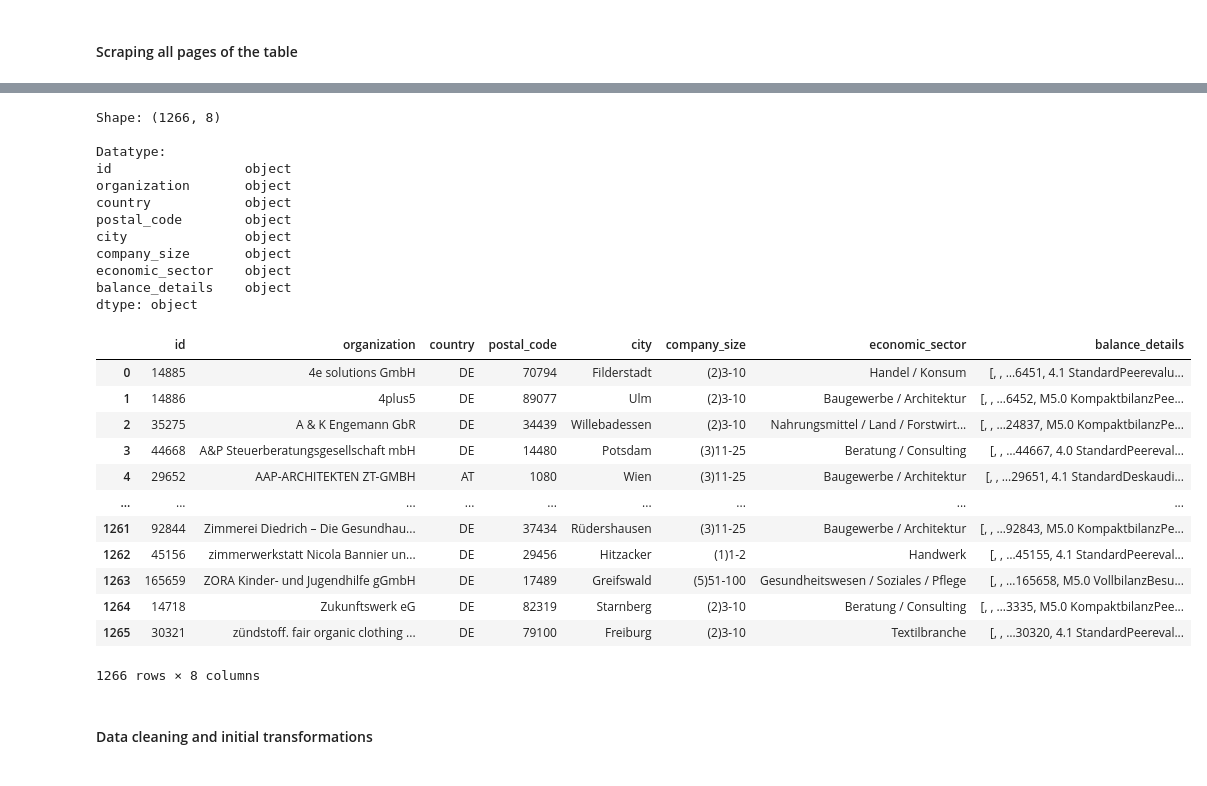
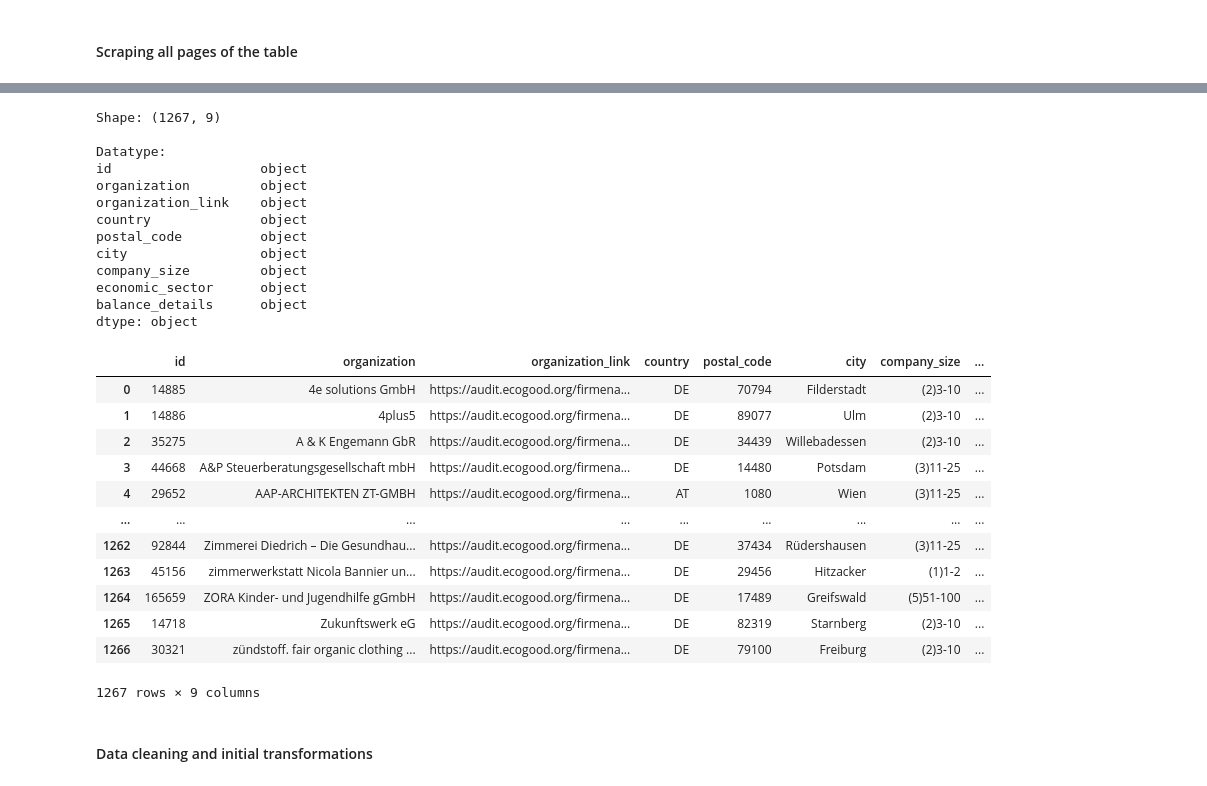
Before and after one commit to seblap86/economy-for-the-common-good, a Jupyter notebook: data/scraping/webscraping_ecg_database.ipynb, the cells around one changed output, grey strips where cells are left out. Saved outputs shown, nothing was run; the diff lists cells and outputs as text; code cells hidden in the pictures.

```diff
--- a/data/scraping/webscraping_ecg_database.ipynb
+++ b/data/scraping/webscraping_ecg_database.ipynb
@@ -97,3 +97,0 @@ print(column_titles)
-# %%
-# Selecting table with relevant information and assigning variable
-company_data = soup.select('table')[0]
@@ -396,4 +100,15 @@ balance_details = []
 # %%
+# Creating empty lists and dictionary
+ids = []
+organizations = []
+organization_links = []
+countries = []
+postal_codes = []
+cities = []
+company_sizes = []
+economic_sectors = []
+balance_details = []
+
 # Scraping
 i=0
 for url in dynamic_url_list:
@@ -425,6 +140,10 @@ for url in dynamic_url_list:
                 economic_sectors.append(row.get_text().strip().split('\n')[6])
                 balance_details.append(row.get_text().strip().split('\n')[7:])
 
+    for a in company_data.find_all('a'):
+        if 'firmenauskunft' in a.get('href'):
+            organization_links.append(a.get('href'))
+
     # Show status
     i += 1
     print(f'Page {i}/{len(dynamic_url_list)} scraped.')
@@ -452,43 +171,45 @@ All pages scraped. Length: 1266 entries.
 # %%
-# Creating basic dataframe
+# Checking scraping results / Creating first basic dataframe
 ecg_org_df = pd.DataFrame({'id': ids,
-                       'organization': organizations,
-                       'country': countries,
-                       'postal_code': postal_codes,
-                       'city': cities,
-                       'company_size': company_sizes,
-                       'economic_sector': economic_sectors,
-                       'balance_details': balance_details,
-                      })
+                    'organization': organizations,
+                    'organization_link': organization_links,
+                    'country': countries,
+                    'postal_code': postal_codes,
+                    'city': cities,
+                    'company_size': company_sizes,
+                    'economic_sector': economic_sectors,
+                    'balance_details': balance_details,
+                    })
 print(f'Shape: {ecg_org_df.shape}\n')
 print(f'Datatype: \n{ecg_org_df.dtypes}\n')
 display(ecg_org_df)
 # %% [output]
-Shape: (1266, 8)
+Shape: (1267, 9)
 
 Datatype:
-id                 object
-organization       object
-country            object
-postal_code        object
-city               object
-company_size       object
-economic_sector    object
-balance_details    object
+id                   object
+organization         object
+organization_link    object
+country              object
+postal_code          object
+city                 object
+company_size         object
+economic_sector      object
+balance_details      object
 dtype: object
-|  | id | organization | country | postal_code | city | company_size | economic_sector | balance_details |
-| 0 | 14885 | 4e solutions GmbH | DE | 70794 | Filderstadt | (2)3-10 | Handel / Konsum | [, , …6451, 4.1 StandardPeerevalu... |
-| 1 | 14886 | 4plus5 | DE | 89077 | Ulm | (2)3-10 | Baugewerbe / Architektur | [, , …6452, M5.0 KompaktbilanzPee... |
-| 2 | 35275 | A & K Engemann GbR | DE | 34439 | Willebadessen | (2)3-10 | Nahrungsmittel / Land / Forstwirt... | [, , …24837, M5.0 KompaktbilanzPe... |
-| 3 | 44668 | A&P Steuerberatungsgesellschaft mbH | DE | 14480 | Potsdam | (3)11-25 | Beratung / Consulting | [, , …44667, 4.0 StandardPeereval... |
-| 4 | 29652 | AAP-ARCHITEKTEN ZT-GMBH | AT | 1080 | Wien | (3)11-25 | Baugewerbe / Architektur | [, , …29651, 4.1 StandardDeskaudi... |
+|  | id | organization | organization_link | country | postal_code | city | company_size | ... |
+| 0 | 14885 | 4e solutions GmbH | https://audit.ecogood.org/firmena... | DE | 70794 | Filderstadt | (2)3-10 | ... |
+| 1 | 14886 | 4plus5 | https://audit.ecogood.org/firmena... | DE | 89077 | Ulm | (2)3-10 | ... |
+| 2 | 35275 | A & K Engemann GbR | https://audit.ecogood.org/firmena... | DE | 34439 | Willebadessen | (2)3-10 | ... |
+| 3 | 44668 | A&P Steuerberatungsgesellschaft mbH | https://audit.ecogood.org/firmena... | DE | 14480 | Potsdam | (3)11-25 | ... |
+| 4 | 29652 | AAP-ARCHITEKTEN ZT-GMBH | https://audit.ecogood.org/firmena... | AT | 1080 | Wien | (3)11-25 | ... |
 | ... | ... | ... | ... | ... | ... | ... | ... | ... |
-| 1261 | 92844 | Zimmerei Diedrich – Die Gesundhau... | DE | 37434 | Rüdershausen | (3)11-25 | Baugewerbe / Architektur | [, , …92843, M5.0 KompaktbilanzPe... |
-| 1262 | 45156 | zimmerwerkstatt Nicola Bannier un... | DE | 29456 | Hitzacker | (1)1-2 | Handwerk | [, , …45155, 4.1 StandardPeereval... |
-| 1263 | 165659 | ZORA Kinder- und Jugendhilfe gGmbH | DE | 17489 | Greifswald | (5)51-100 | Gesundheitswesen / Soziales / Pflege | [, , …165658, M5.0 VollbilanzBesu... |
-| 1264 | 14718 | Zukunftswerk eG | DE | 82319 | Starnberg | (2)3-10 | Beratung / Consulting | [, , …3335, M5.0 KompaktbilanzPee... |
-| 1265 | 30321 | zündstoff. fair organic clothing ... | DE | 79100 | Freiburg | (2)3-10 | Textilbranche | [, , …30320, 4.1 StandardPeereval... |
+| 1262 | 92844 | Zimmerei Diedrich – Die Gesundhau... | https://audit.ecogood.org/firmena... | DE | 37434 | Rüdershausen | (3)11-25 | ... |
+| 1263 | 45156 | zimmerwerkstatt Nicola Bannier un... | https://audit.ecogood.org/firmena... | DE | 29456 | Hitzacker | (1)1-2 | ... |
+| 1264 | 165659 | ZORA Kinder- und Jugendhilfe gGmbH | https://audit.ecogood.org/firmena... | DE | 17489 | Greifswald | (5)51-100 | ... |
+| 1265 | 14718 | Zukunftswerk eG | https://audit.ecogood.org/firmena... | DE | 82319 | Starnberg | (2)3-10 | ... |
+| 1266 | 30321 | zündstoff. fair organic clothing ... | https://audit.ecogood.org/firmena... | DE | 79100 | Freiburg | (2)3-10 | ... |
-1266 rows × 8 columns
+1267 rows × 9 columns
 # %% [markdown]
 #### Data cleaning and initial transformations
 # %%
```
Also changed, not shown: parts of 80 cells of this notebook.
